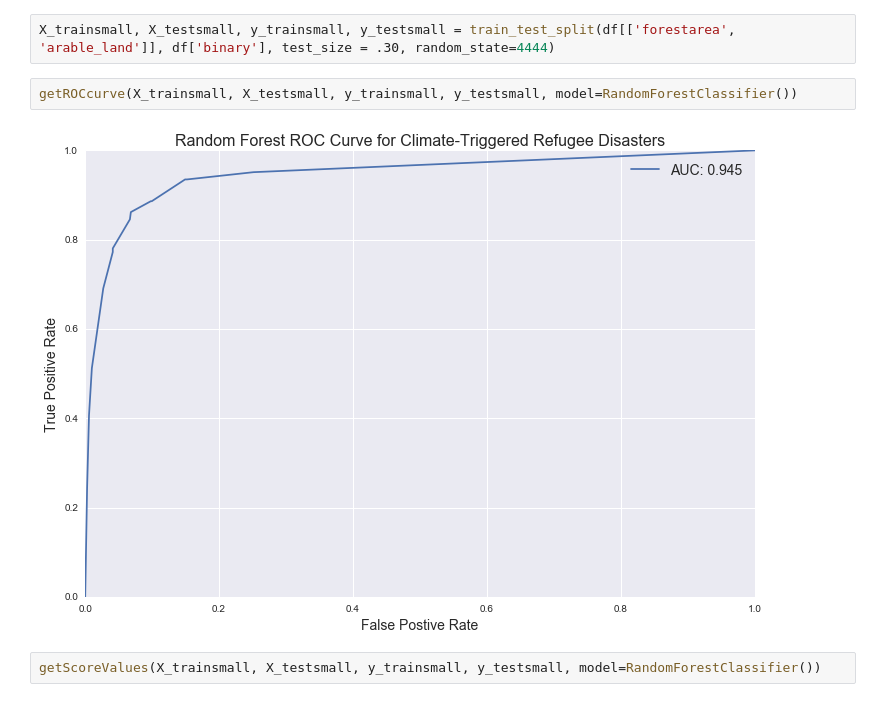
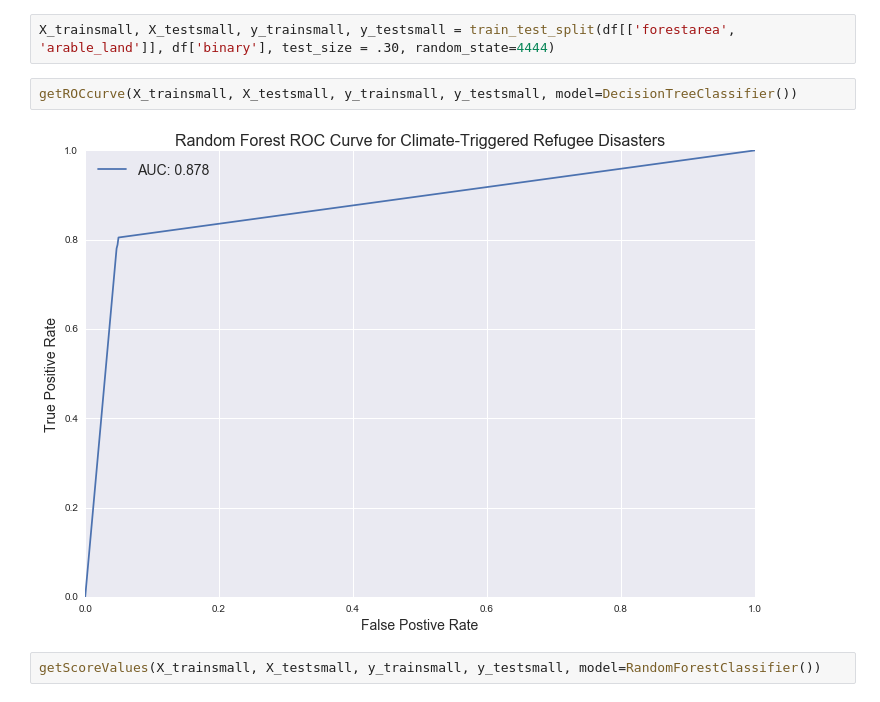
Before and after one commit to emilyhoughkovacs/humanitarian_unrest_classifier, a Jupyter notebook: environment_data/environment_predict.ipynb, the cells around one changed output. Drawn from its saved outputs; the diff is of its cells as text.

```diff
--- a/environment_data/environment_predict.ipynb
+++ b/environment_data/environment_predict.ipynb
@@ -368,9 +368,9 @@ getROCcurve(X_train, X_test, y_train, y_test, model=RandomForestClassifier())
 # %%
 X_trainsmall, X_testsmall, y_trainsmall, y_testsmall = train_test_split(df[['forestarea', 'arable_land']], df['binary'], test_size = .30, random_state=4444)
 # %%
-getROCcurve(X_trainsmall, X_testsmall, y_trainsmall, y_testsmall, model=RandomForestClassifier())
+getROCcurve(X_trainsmall, X_testsmall, y_trainsmall, y_testsmall, model=DecisionTreeClassifier())
 # %% [output]
-[figure, old version]
+[figure, new version]
 # %%
 getScoreValues(X_trainsmall, X_testsmall, y_trainsmall, y_testsmall, model=RandomForestClassifier())
 # %% [output]
```
Also changed, not shown: parts of 2 cells of this notebook, 1 other file.
